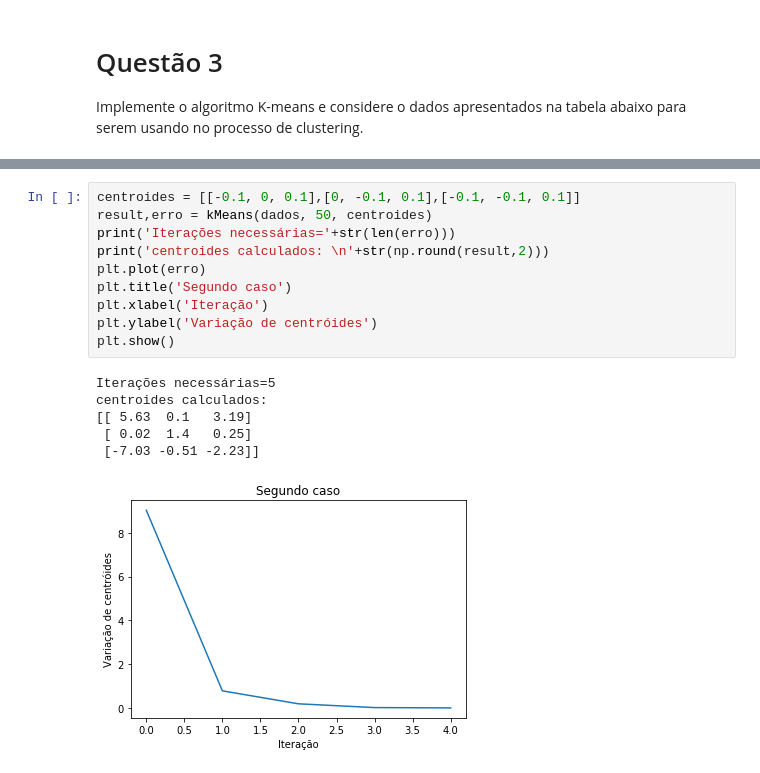
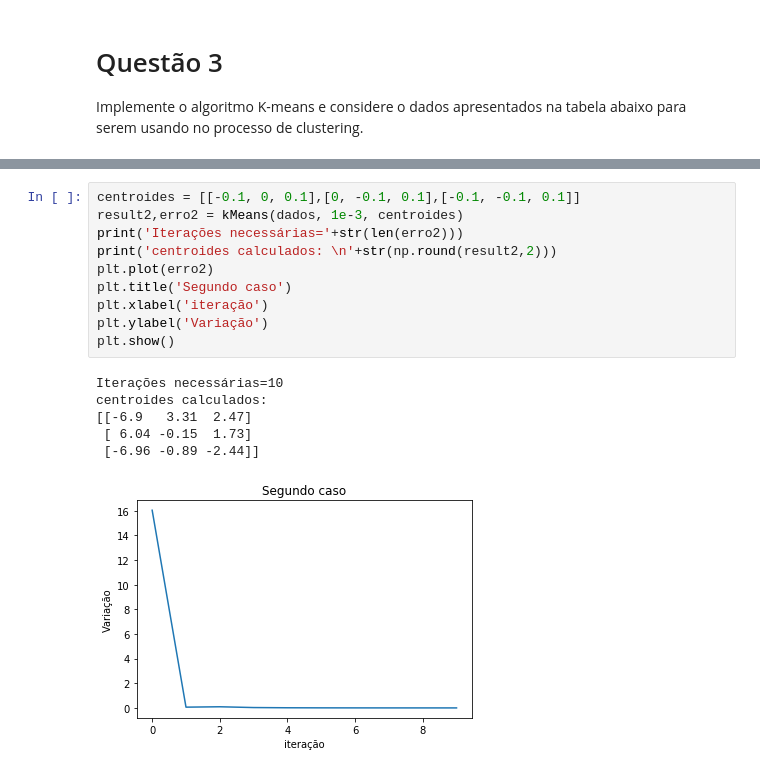
Before and after one commit to victorers1/DCA0133-AprendizagemDeMaquina, a Jupyter notebook: Unidade 3/q3-KMeans.ipynb, the cells around one changed output, grey strips where cells are left out. Saved outputs shown, nothing was run; the diff lists cells and outputs as text.

```diff
--- a/Unidade 3/q3-KMeans.ipynb
+++ b/Unidade 3/q3-KMeans.ipynb
@@ -132,17 +189,17 @@ Centróides iniciais são $(-0.1,0,0.1)$, $(0,-0.1,0.1)$ e $(-0.1,-0.1,0.1)$.
 # %%
 centroides = [[-0.1, 0, 0.1],[0, -0.1, 0.1],[-0.1, -0.1, 0.1]]
-result,erro = kMeans(dados, 50, centroides)
-print('Iterações necessárias='+str(len(erro)))
-print('centroides calculados: \n'+str(np.round(result,2)))
-plt.plot(erro)
+result2,erro2 = kMeans(dados, 1e-3, centroides)
+print('Iterações necessárias='+str(len(erro2)))
+print('centroides calculados: \n'+str(np.round(result2,2)))
+plt.plot(erro2)
 plt.title('Segundo caso')
-plt.xlabel('Iteração')
-plt.ylabel('Variação de centróides')
+plt.xlabel('iteração')
+plt.ylabel('Variação')
 plt.show()
 # %% [output]
-Iterações necessárias=5
+Iterações necessárias=10
 centroides calculados:
-[[ 5.63  0.1   3.19]
- [ 0.02  1.4   0.25]
- [-7.03 -0.51 -2.23]]
+[[-6.9   3.31  2.47]
+ [ 6.04 -0.15  1.73]
+ [-6.96 -0.89 -2.44]]
-[figure, old version]
+[figure, new version]
```
Also changed, not shown: parts of 13 cells of this notebook, 5 other files.
